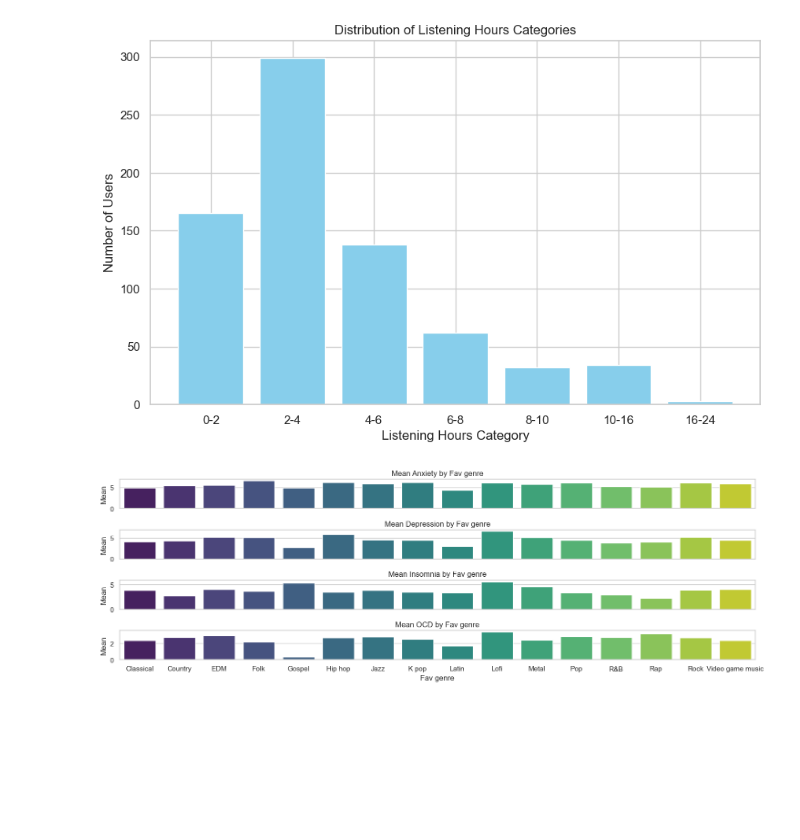
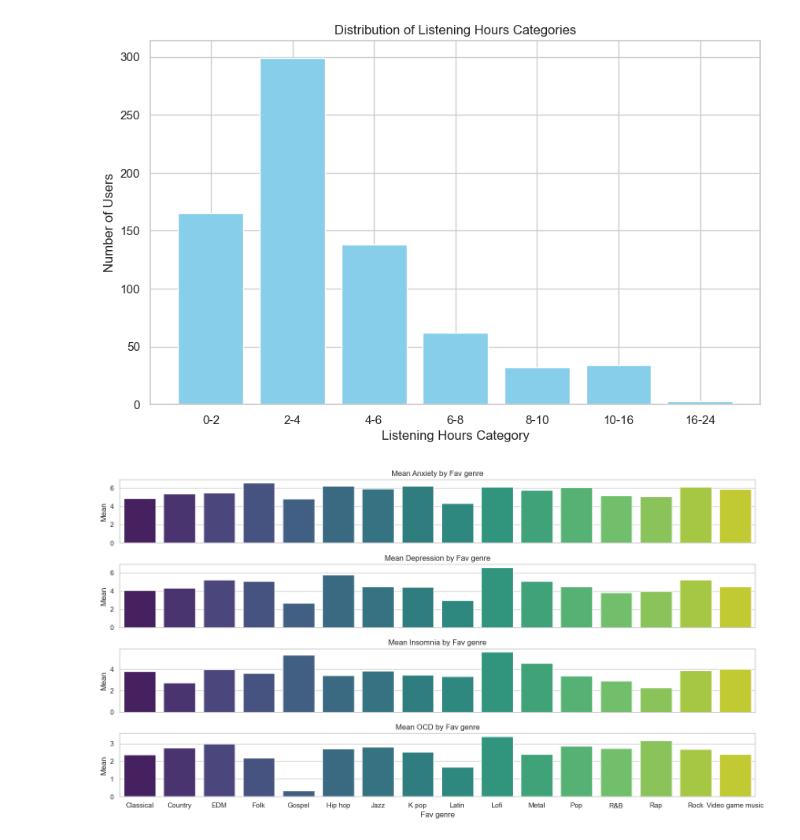
Before and after one commit to pkarey/project-1, a Jupyter notebook: music_GW_project.ipynb, the cells around one changed output. Saved outputs shown, nothing was run; the diff lists cells and outputs as text; code cells hidden in the pictures; blank space fills up the shorter version.

```diff
--- a/music eda v1.ipynb
+++ b/music_GW_project.ipynb
@@ -347,29 +590,29 @@ plt.show()
 # %%
 # Assuming 'Fav genre' is the column representing music genres
 # You can replace it with the actual column name in your dataset
 fav_genre_column = 'Fav genre'
 
 # List of health conditions
 health_conditions = ['Anxiety', 'Depression', 'Insomnia', 'OCD']
 
 # Create subplots for each health condition
-fig, axes = plt.subplots(nrows=len(health_conditions), ncols=1, figsize=(15, 5), sharex=True)
+fig, axes = plt.subplots(nrows=len(health_conditions), ncols=1, figsize=(15, 8), sharex=True)
 
 # Iterate over each health condition
 for i, condition in enumerate(health_conditions):
     # Group by 'Fav genre' and calculate the mean for the health condition
     genre_health_data = df.groupby(fav_genre_column)[condition].mean().reset_index()
 
     # Plot the bar chart
     sns.barplot(x=fav_genre_column, y=condition, data=genre_health_data, hue=fav_genre_column, ax=axes[i], palette='viridis', legend=False)
 
     # Set title and labels
     axes[i].set_title(f'Mean {condition} by {fav_genre_column}')
     axes[i].set_ylabel('Mean')
 
 # Set common x-axis label
 plt.xlabel(f'{fav_genre_column}')
 plt.tight_layout()
 plt.show()
 # %% [output]
-[figure, old version]
+[figure, new version]
```
Also changed, not shown: parts of 25 cells of this notebook, 5 other files.
